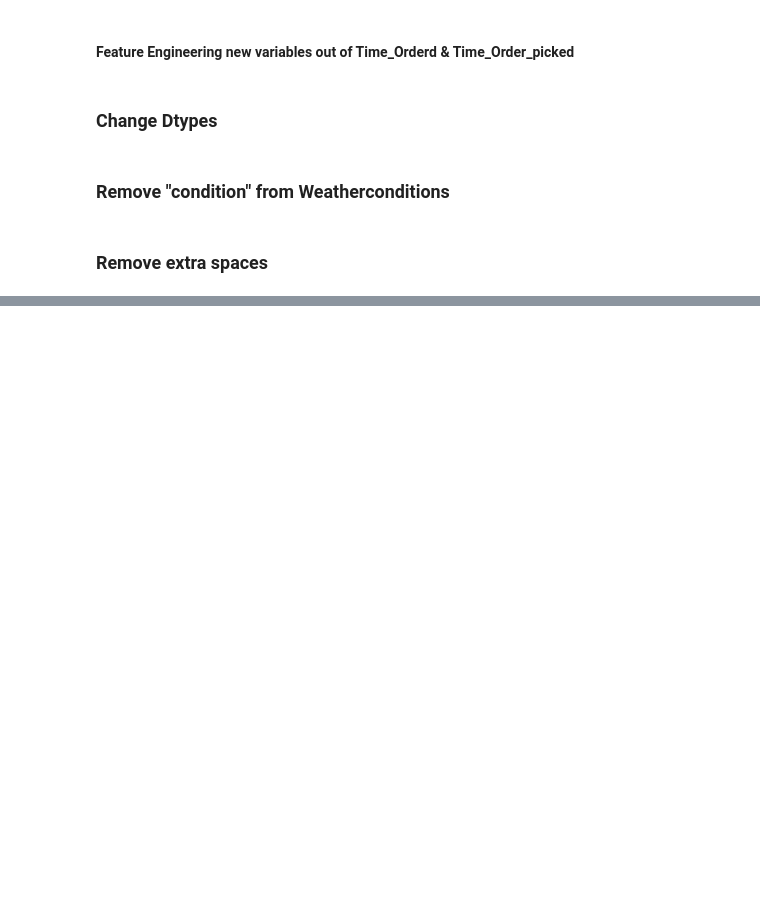
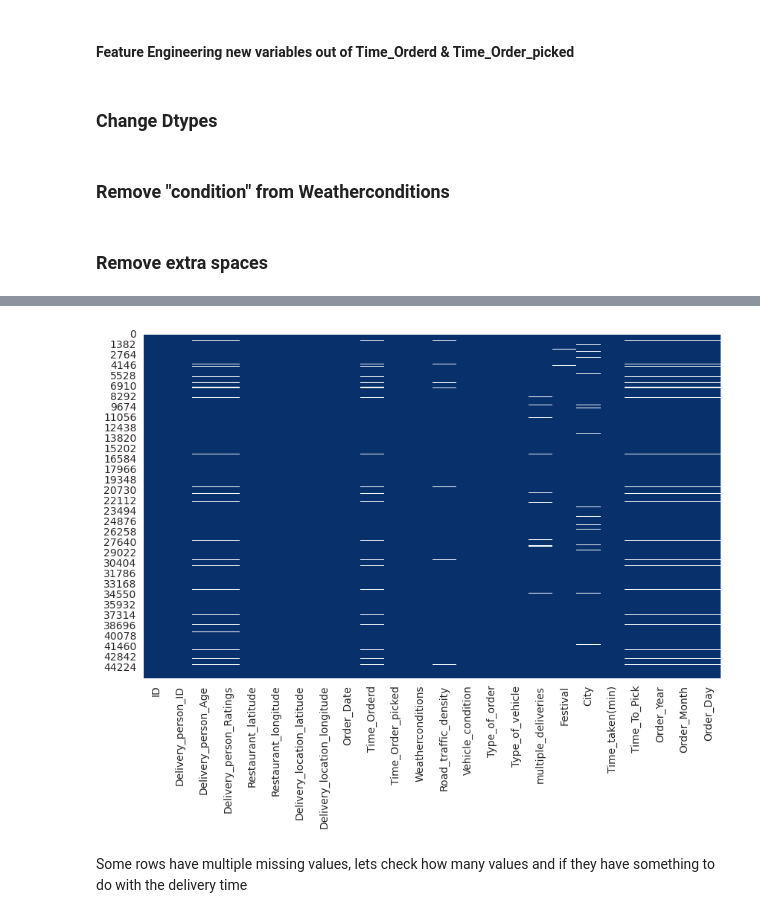
Before and after one commit to liamarguedas/uber-eats-delivery-time, a Jupyter notebook: notebooks/acquire-and-cleanse-data.ipynb, the cells around one changed output, grey strips where cells are left out. Drawn from its saved outputs; the diff is of its cells as text; code cells hidden in the pictures; blank space fills up the shorter version.

```diff
--- a/notebooks/acquire-and-cleanse-data.ipynb
+++ b/notebooks/acquire-and-cleanse-data.ipynb
@@ -159,0 +214,8 @@ for feature in data.select_dtypes(include = 'O').columns:
+# %%
+plt.figure(figsize = (10, 6))
+
+sns.heatmap(data.isna(), cmap = 'Blues_r', cbar = False);
+# %% [output]
+[figure, added]
+# %% [markdown]
+Some rows have multiple missing values, lets check how many values and if they have something to do with the delivery time
```
Also changed, not shown: parts of 20 cells of this notebook.
